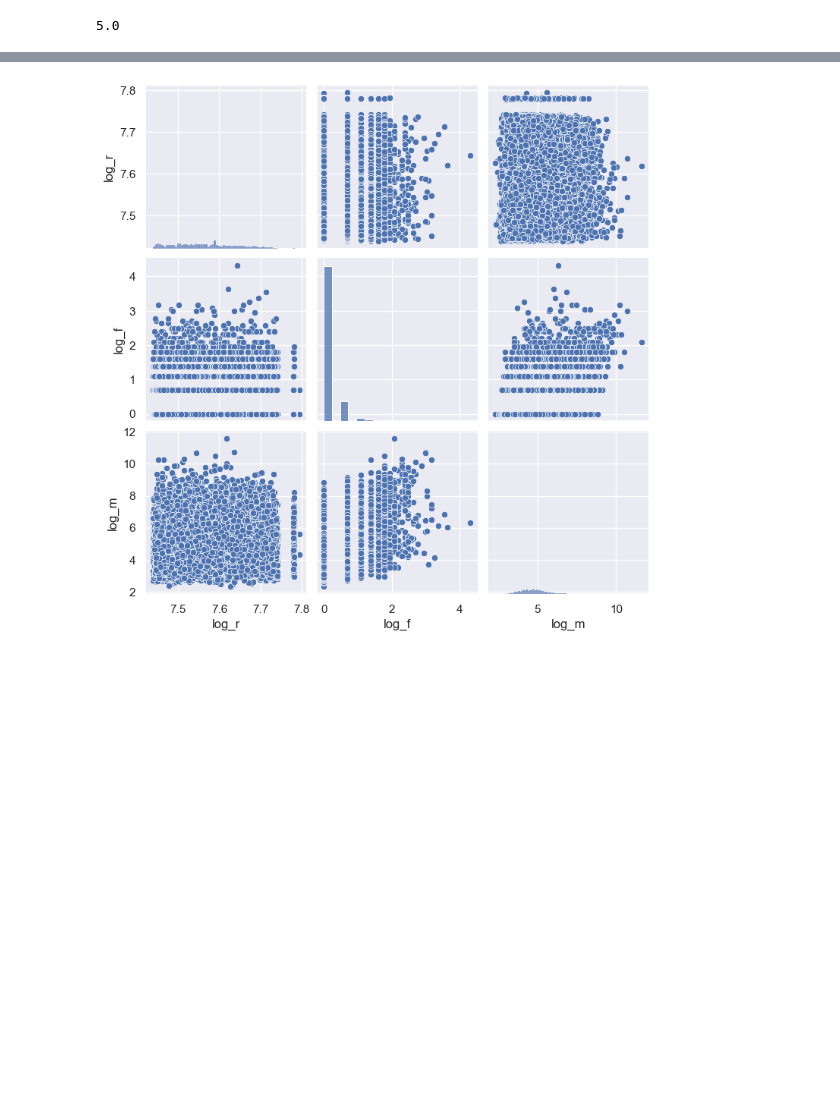
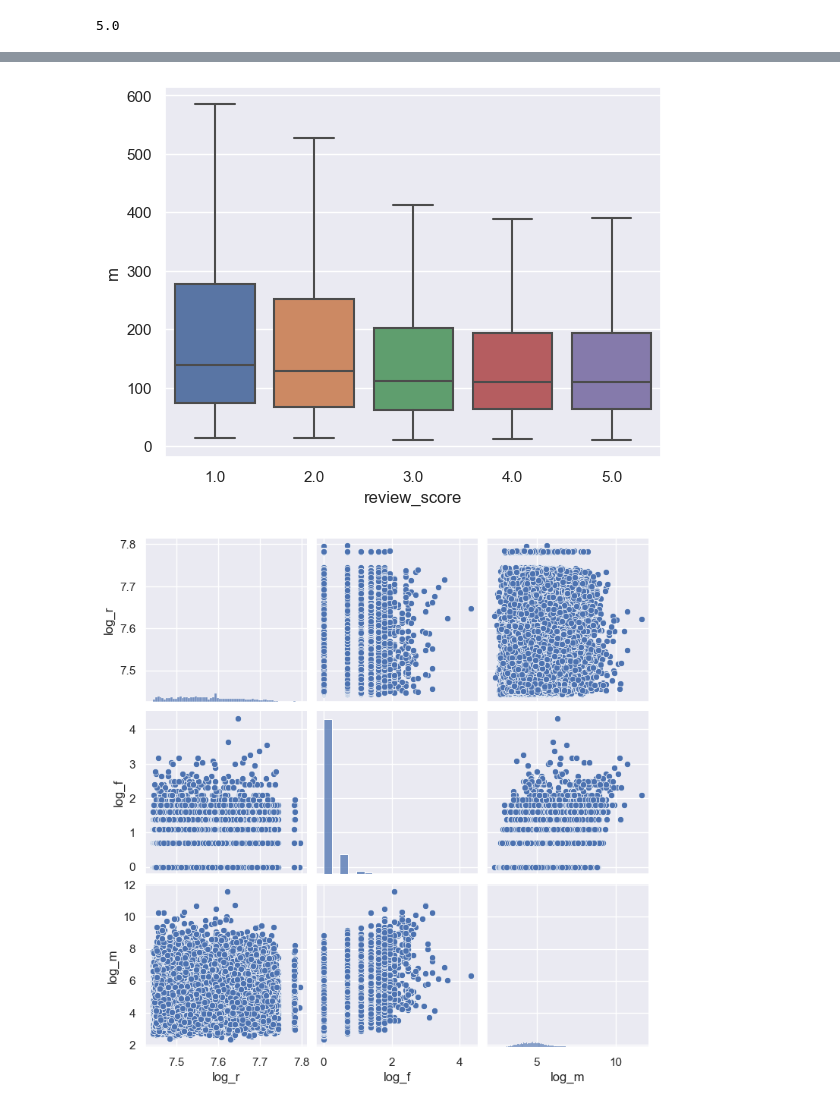
Before and after one commit to ArhurK/P5-Segmentez-les-clients-d-un-e-commerce, a Jupyter notebook: P5_Olist_Nettoyage.ipynb, the cells around one changed output, grey strips where cells are left out. Drawn from its saved outputs; the diff is of its cells as text; code cells hidden in the pictures; blank space fills up the shorter version.

```diff
--- a/P5_Olist_Nettoyage.ipynb
+++ b/P5_Olist_Nettoyage.ipynb
@@ -655,6 +757,11 @@ plt.show()
 # sns.displot(rfm, x="log_m", hue="log_r")
 
 # plt.show()
+# %%
+sns.boxplot(data=rfm_reviews.round(0), x='review_score', y='m',showfliers=False)
+plt.show()
+# %% [output]
+[figure, added]
 # %%
 sns.pairplot(rfm[['log_r','log_f','log_m']])
 
```
Also changed, not shown: parts of 56 cells of this notebook, 1 other file.
